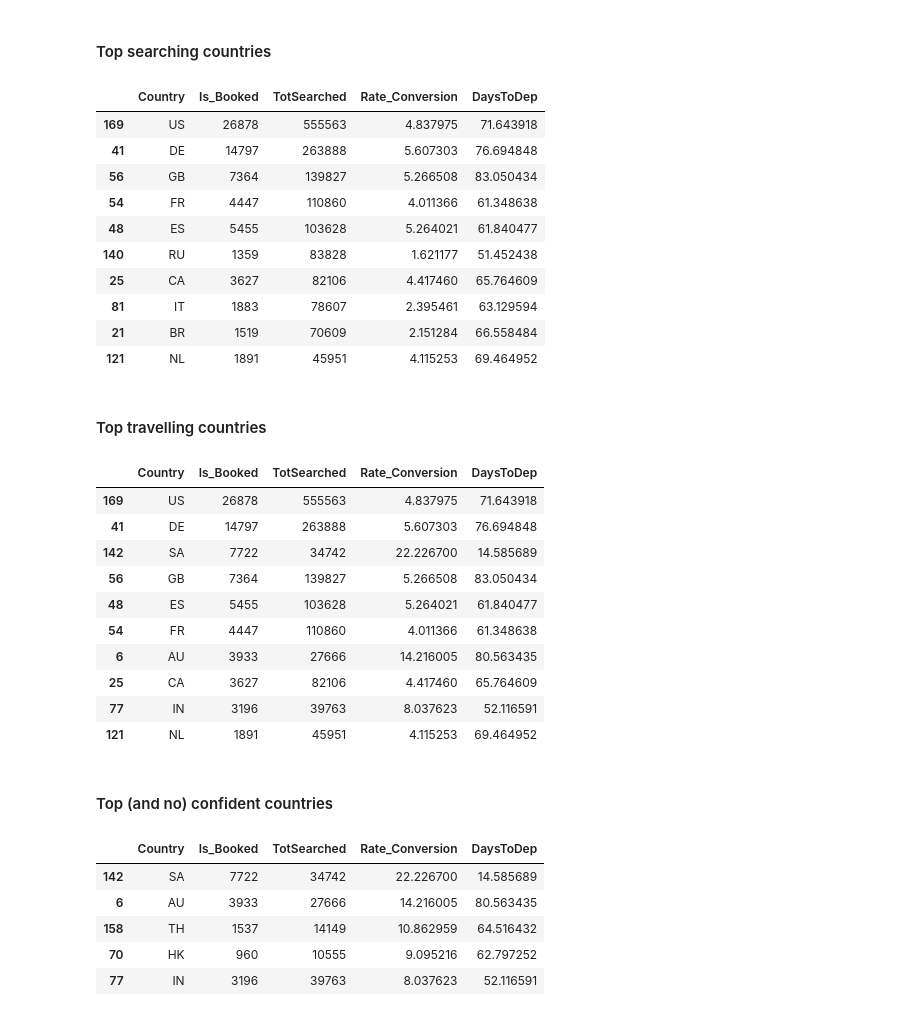
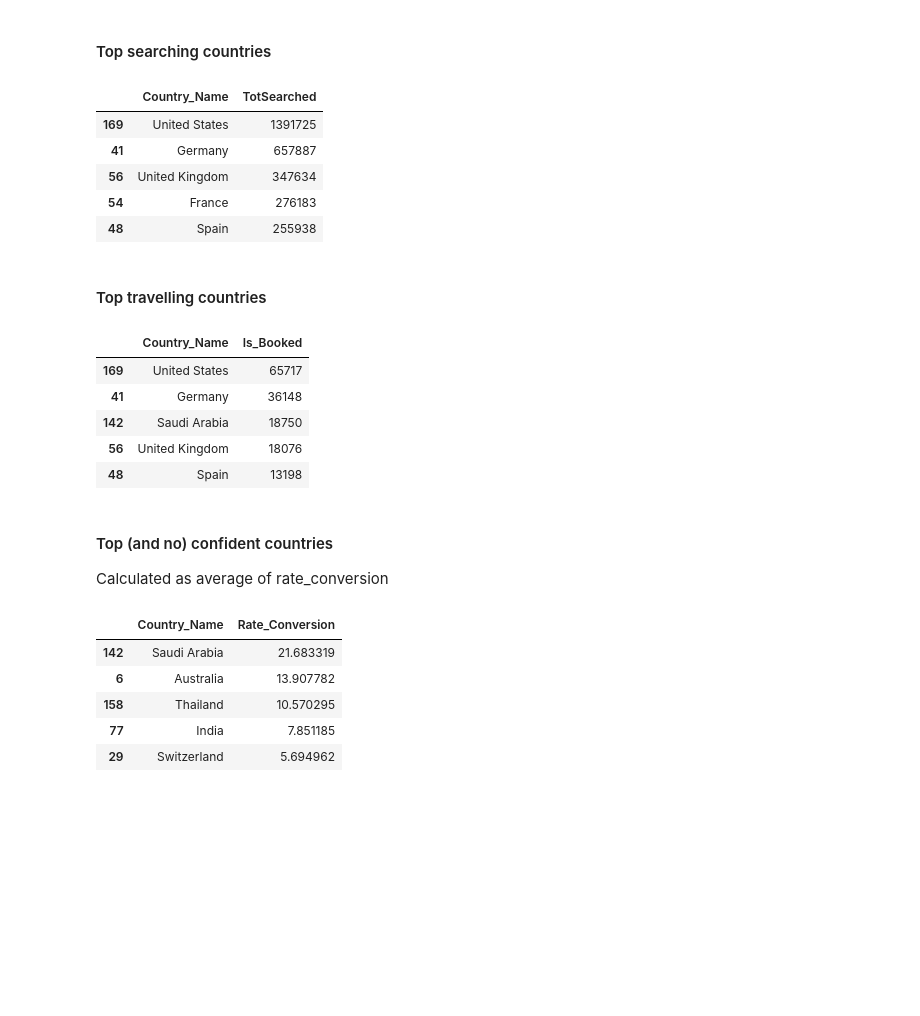
Before and after one commit to arrpak/Master-in-Data-Science-1, a Jupyter notebook: ipynb/Challenge/solution_exercise_4_statistics.ipynb, the cells around one changed output. Drawn from its saved outputs; the diff is of its cells as text; code cells hidden in the pictures; blank space fills up the shorter version.

```diff
--- a/ipynb/Challenge/solution_exercise_4_statistics.ipynb
+++ b/ipynb/Challenge/solution_exercise_4_statistics.ipynb
@@ -17,7 +17,7 @@ files_path = "/home/dsc/Repositories/Master-in-Data-Science/Data/"
 # %%
 # Loading searches file
 searches_file = bz2.BZ2File(files_path+"new_searches.csv.bz2")
-searches_df = pd.read_csv(searches_file,sep='^',nrows=2e6, usecols=['Country','Date','Seg1Date','Is_Booked'])
+searches_df = pd.read_csv(searches_file,sep='^',nrows=5e6, usecols=['Country','Date','Seg1Date','Is_Booked'])
 searches_df = searches_df.dropna(subset=['Seg1Date'])
 
 # Adding column with days between search and departure
@@ -113,5 +115,16 @@ plt.show()
 # %% [markdown]
 ### Statistics by Country
+# %%
+from GeoBases import GeoBase
+geo_c = GeoBase(data='countries',verbose=False)
+
+def change_name(s):
+    if s=='UK':
+        return 'GB'
+    elif s=='XU':
+        return 'RU'
+    else:
+        return s
 # %%
 result_df = DataFrame(searches_df.groupby('Country')['Is_Booked'].sum())
 result_df['TotSearched'] = searches_df.groupby('Country')['Is_Booked'].count()
@@ -119,49 +132,44 @@ result_df['TotSearched'] = searches_df.groupby('Country')['Is_Booked'].count()
 result_df['Rate_Conversion'] = result_df.Is_Booked/result_df.TotSearched*100
 # Adding column with average DaysToDep
 result_df['DaysToDep'] = searches_df.groupby('Country')['DaysToDep'].mean()
-
 result_df.reset_index(inplace=True)
+# Adding column with country name
+result_df['Country'] = result_df['Country'].apply(lambda n: change_name(n))
+result_df['Country_Name'] = result_df['Country'].apply(lambda n: geo_c.get(n.strip(),'name'))
 # %% [markdown]
 #### Top searching countries
 # %%
-result_df.sort('TotSearched',ascending=False).head(10)
+mean_totsearched = result_df.TotSearched.mean()
+result_df[['Country_Name','TotSearched']].sort('TotSearched',ascending=False).head(5)
 # %% [output]
-|  | Country | Is_Booked | TotSearched | Rate_Conversion | DaysToDep |
-| 169 | US | 26878 | 555563 | 4.837975 | 71.643918 |
-| 41 | DE | 14797 | 263888 | 5.607303 | 76.694848 |
-| 56 | GB | 7364 | 139827 | 5.266508 | 83.050434 |
-| 54 | FR | 4447 | 110860 | 4.011366 | 61.348638 |
-| 48 | ES | 5455 | 103628 | 5.264021 | 61.840477 |
-| 140 | RU | 1359 | 83828 | 1.621177 | 51.452438 |
-| 25 | CA | 3627 | 82106 | 4.417460 | 65.764609 |
-| 81 | IT | 1883 | 78607 | 2.395461 | 63.129594 |
-| 21 | BR | 1519 | 70609 | 2.151284 | 66.558484 |
-| 121 | NL | 1891 | 45951 | 4.115253 | 69.464952 |
+|  | Country_Name | TotSearched |
+| 169 | United States | 1391725 |
+| 41 | Germany | 657887 |
+| 56 | United Kingdom | 347634 |
+| 54 | France | 276183 |
+| 48 | Spain | 255938 |
 # %% [markdown]
 #### Top travelling countries
 # %%
-result_df.sort('Is_Booked',ascending=False).head(10)
+result_df[['Country_Name','Is_Booked']].sort('Is_Booked',ascending=False).head(5)
 # %% [output]
-|  | Country | Is_Booked | TotSearched | Rate_Conversion | DaysToDep |
-| 169 | US | 26878 | 555563 | 4.837975 | 71.643918 |
-| 41 | DE | 14797 | 263888 | 5.607303 | 76.694848 |
-| 142 | SA | 7722 | 34742 | 22.226700 | 14.585689 |
-| 56 | GB | 7364 | 139827 | 5.266508 | 83.050434 |
-| 48 | ES | 5455 | 103628 | 5.264021 | 61.840477 |
-| 54 | FR | 4447 | 110860 | 4.011366 | 61.348638 |
-| 6 | AU | 3933 | 27666 | 14.216005 | 80.563435 |
-| 25 | CA | 3627 | 82106 | 4.417460 | 65.764609 |
-| 77 | IN | 3196 | 39763 | 8.037623 | 52.116591 |
-| 121 | NL | 1891 | 45951 | 4.115253 | 69.464952 |
+|  | Country_Name | Is_Booked |
+| 169 | United States | 65717 |
+| 41 | Germany | 36148 |
+| 142 | Saudi Arabia | 18750 |
+| 56 | United Kingdom | 18076 |
+| 48 | Spain | 13198 |
 # %% [markdown]
 #### Top (and no) confident countries
+
+Calculated as average of rate_conversion
 # %%
-result_df[result_df['TotSearched'] > 10000].sort('Rate_Conversion',ascending=False).head(5)
+result_df[result_df['TotSearched'] > mean_totsearched][['Country_Name','Rate_Conversion']].sort('Rate_Conversion',ascending=False).head(5)
 # %% [output]
-|  | Country | Is_Booked | TotSearched | Rate_Conversion | DaysToDep |
-| 142 | SA | 7722 | 34742 | 22.226700 | 14.585689 |
-| 6 | AU | 3933 | 27666 | 14.216005 | 80.563435 |
-| 158 | TH | 1537 | 14149 | 10.862959 | 64.516432 |
-| 70 | HK | 960 | 10555 | 9.095216 | 62.797252 |
-| 77 | IN | 3196 | 39763 | 8.037623 | 52.116591 |
+|  | Country_Name | Rate_Conversion |
+| 142 | Saudi Arabia | 21.683319 |
+| 6 | Australia | 13.907782 |
+| 158 | Thailand | 10.570295 |
+| 77 | India | 7.851185 |
+| 29 | Switzerland | 5.694962 |
 # %%
```
Also changed, not shown: parts of 10 cells of this notebook.
